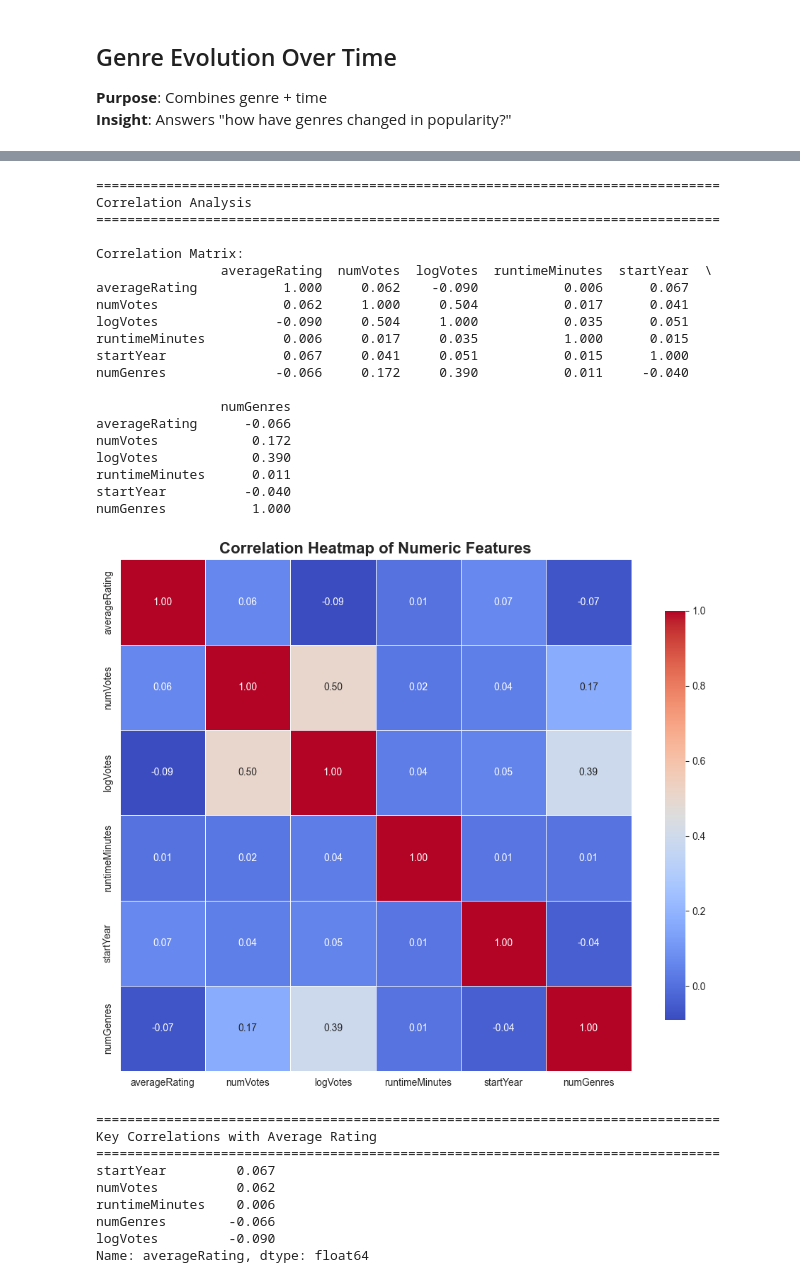
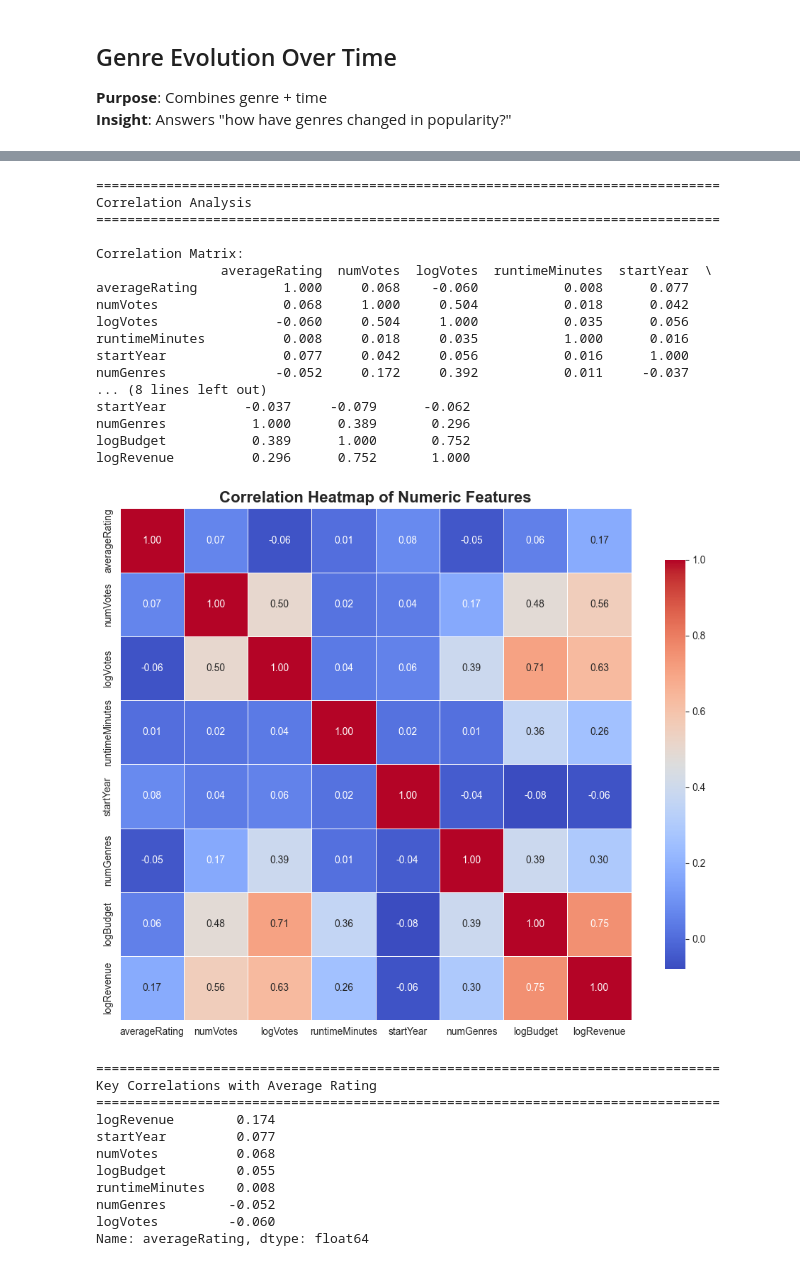
Before and after one commit to vermavaishnav70/DM-IMDB, a Jupyter notebook: notebooks/eda.ipynb, the cells around one changed output, grey strips where cells are left out. Drawn from its saved outputs; the diff is of its cells as text; code cells hidden in the pictures.

```diff
--- a/notebooks/eda.ipynb
+++ b/notebooks/eda.ipynb
@@ -327,9 +327,10 @@ print("="*80)
 print("Correlation Analysis")
 print("="*80)
 
-# Select numeric columns (ensure they exist in df)
+# Select numeric columns (including budget/revenue)
 numeric_cols = ['averageRating', 'numVotes', 'logVotes',
-                'runtimeMinutes', 'startYear', 'numGenres']
+                'runtimeMinutes', 'startYear', 'numGenres',
+                'logBudget', 'logRevenue']
 
 # Filter columns safely
 numeric_cols = [col for col in numeric_cols if col in df.columns]
@@ -343,54 +344,53 @@ print(corr_matrix)
 # Heatmap (clean, professional)
 plt.figure(figsize=(10, 8))
 sns.heatmap(
     corr_matrix,
     annot=True,
     cmap='coolwarm',
     linewidths=0.5,
     square=True,
     fmt=".2f",
     cbar_kws={"shrink": 0.8}
 )
 
 plt.title("Correlation Heatmap of Numeric Features", fontsize=16, fontweight='bold')
 plt.tight_layout()
 plt.show()
 
 # Key correlations with averageRating
 print("\n" + "="*80)
 print("Key Correlations with Average Rating")
 print("="*80)
 
 rating_corr = corr_matrix['averageRating'].sort_values(ascending=False)
 print(rating_corr.drop('averageRating'))
 # %% [output]
 ================================================================================
 Correlation Analysis
 ================================================================================
 
 Correlation Matrix:
                 averageRating  numVotes  logVotes  runtimeMinutes  startYear  \
-averageRating           1.000     0.062    -0.090           0.006      0.067
-numVotes                0.062     1.000     0.504           0.017      0.041
-logVotes               -0.090     0.504     1.000           0.035      0.051
-runtimeMinutes          0.006     0.017     0.035           1.000      0.015
-startYear               0.067     0.041     0.051           0.015      1.000
-numGenres              -0.066     0.172     0.390           0.011     -0.040
-
-                numGenres
-averageRating      -0.066
-numVotes            0.172
-logVotes            0.390
-runtimeMinutes      0.011
-startYear          -0.040
-numGenres           1.000
+averageRating           1.000     0.068    -0.060           0.008      0.077
+numVotes                0.068     1.000     0.504           0.018      0.042
+logVotes               -0.060     0.504     1.000           0.035      0.056
+runtimeMinutes          0.008     0.018     0.035           1.000      0.016
+startYear               0.077     0.042     0.056           0.016      1.000
+numGenres              -0.052     0.172     0.392           0.011     -0.037
+... (8 lines left out)
+startYear          -0.037     -0.079      -0.062
+numGenres           1.000      0.389       0.296
+logBudget           0.389      1.000       0.752
+logRevenue          0.296      0.752       1.000
-[figure, old version]
+[figure, new version]
 ================================================================================
 Key Correlations with Average Rating
 ================================================================================
-startYear         0.067
-numVotes          0.062
-runtimeMinutes    0.006
-numGenres        -0.066
-logVotes         -0.090
+logRevenue        0.174
+startYear         0.077
+numVotes          0.068
+logBudget         0.055
+runtimeMinutes    0.008
+numGenres        -0.052
+logVotes         -0.060
 Name: averageRating, dtype: float64
```
Also changed, not shown: parts of 13 cells of this notebook, 3 other files.
